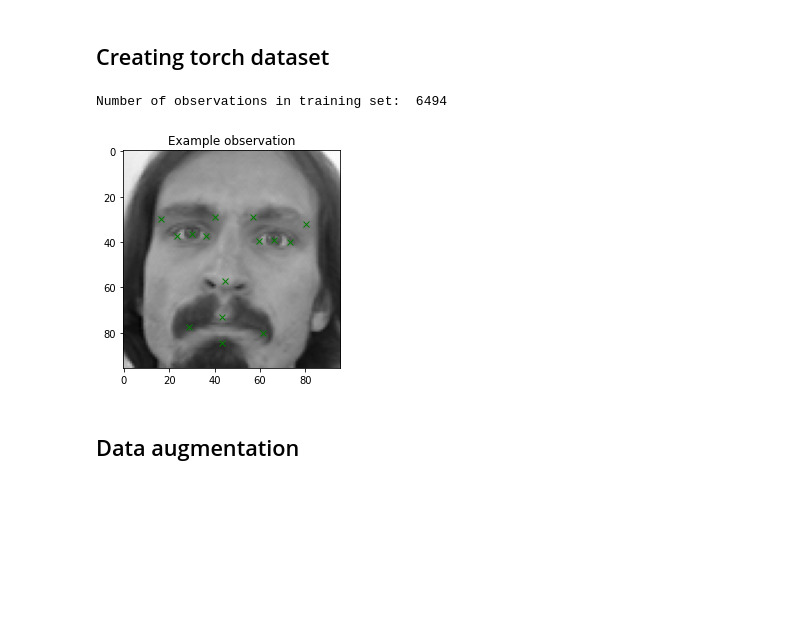
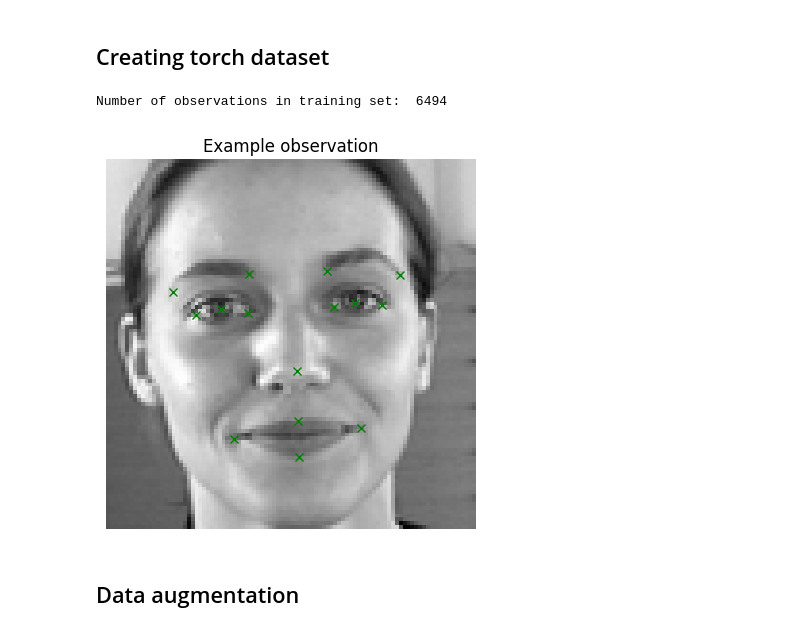
Before and after one commit to WJakubowsk/facial_keypoints_detection, a Jupyter notebook: notebooks/wiktor.ipynb, the cells around one changed output. Drawn from its saved outputs; the diff is of its cells as text; code cells hidden in the pictures; blank space fills up the shorter version.

```diff
--- a/notebooks/wiktor.ipynb
+++ b/notebooks/wiktor.ipynb
@@ -183,16 +188,17 @@ for i in range(16):
 # %%
 dataset = FacialKeypointsDataset(df_train)
 print("Number of observations in training set: ", len(dataset))
-datapoint = dataset[0]
+datapoint = dataset[9]
 img = datapoint['image']
 keypoints = datapoint['keypoints']
 plt.imshow(img, cmap='gray')
 plt.plot(keypoints[0::2], keypoints[1::2], 'gx')
 plt.title("Example observation")
+plt.axis("off")
 plt.show()
 # %% [output]
 Number of observations in training set:  6494
-[figure, old version]
+[figure, new version]
 # %% [markdown]
 ## Data augmentation
 # %%
```
Also changed, not shown: parts of 22 cells of this notebook.
